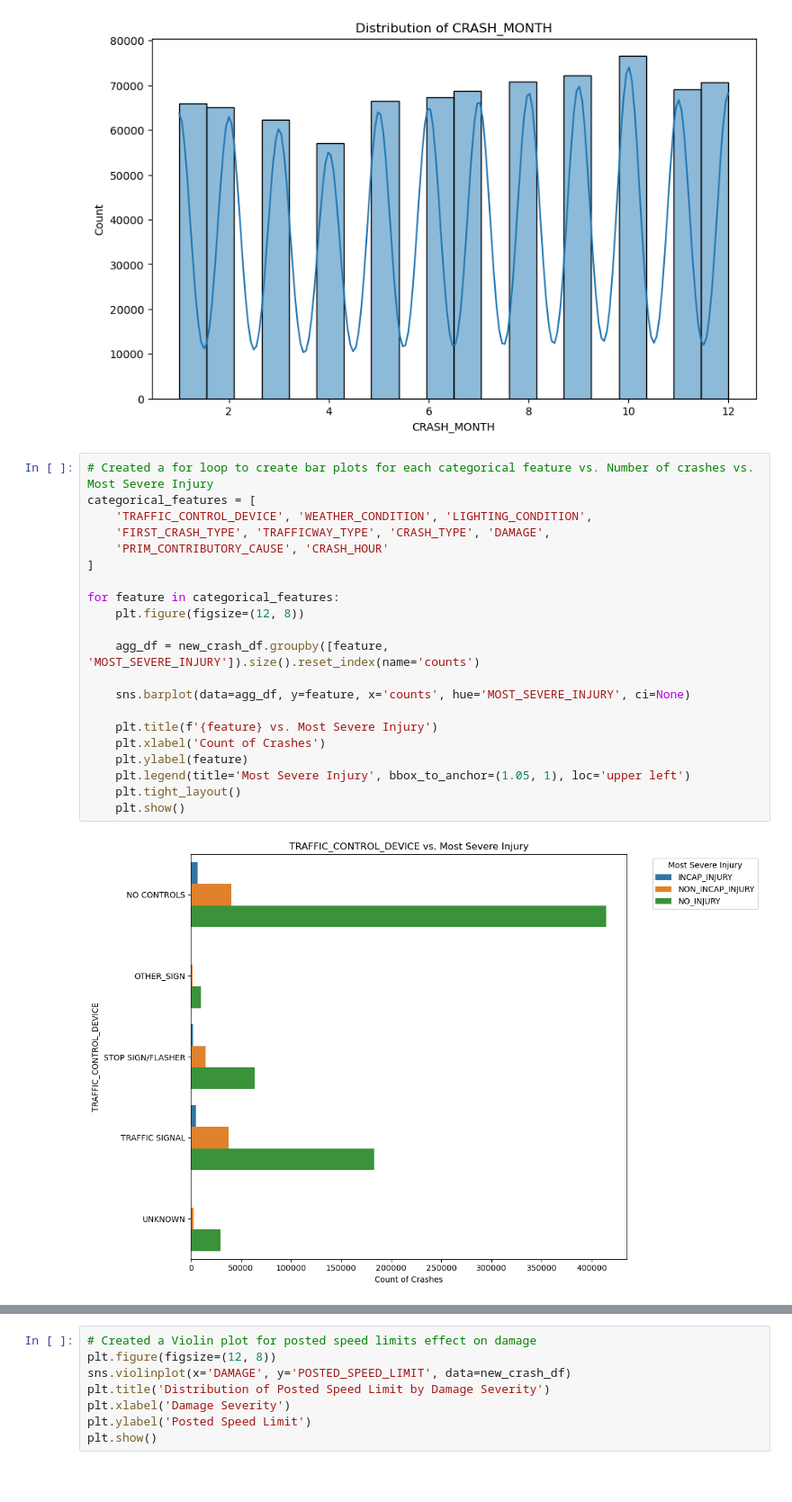
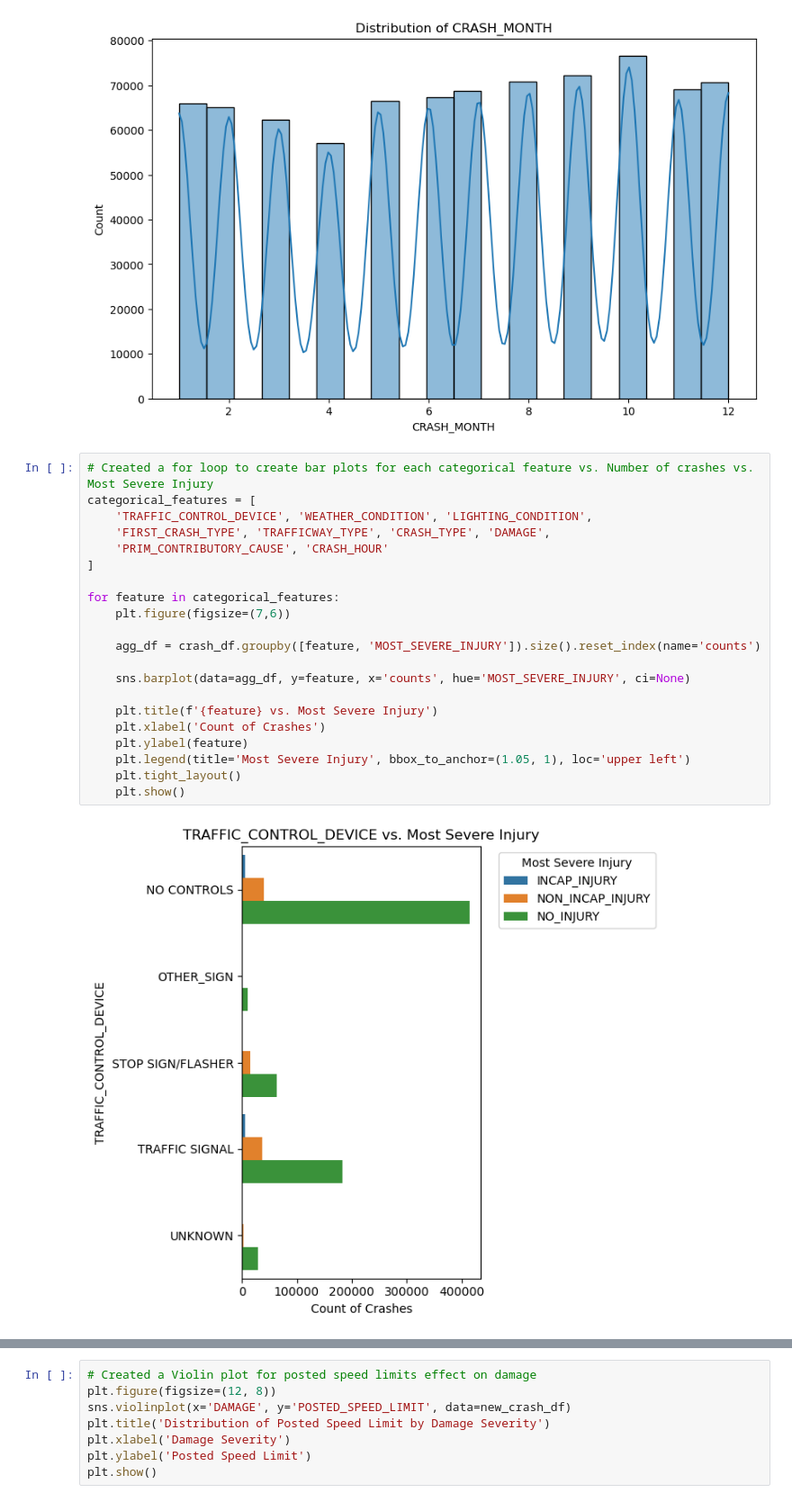
Before and after one commit to Lotus-baumgarner/CarCrash_Phase4, a Jupyter notebook: Chicago_Car_Crashes.ipynb, the cells around one changed output, grey strips where cells are left out. Shown at 90% size. Saved outputs shown, nothing was run; the diff lists cells and outputs as text; blank space fills up the shorter version.

```diff
--- a/Chicago_Car_Crashes.ipynb
+++ b/Chicago_Car_Crashes.ipynb
@@ -438,23 +438,23 @@ for feature in numerical_features:
 # %%
 # Created a for loop to create bar plots for each categorical feature vs. Number of crashes vs. Most Severe Injury
 categorical_features = [
     'TRAFFIC_CONTROL_DEVICE', 'WEATHER_CONDITION', 'LIGHTING_CONDITION',
     'FIRST_CRASH_TYPE', 'TRAFFICWAY_TYPE', 'CRASH_TYPE', 'DAMAGE',
     'PRIM_CONTRIBUTORY_CAUSE', 'CRASH_HOUR'
 ]
 
 for feature in categorical_features:
-    plt.figure(figsize=(12, 8))
+    plt.figure(figsize=(7,6))
 
-    agg_df = new_crash_df.groupby([feature, 'MOST_SEVERE_INJURY']).size().reset_index(name='counts')
+    agg_df = crash_df.groupby([feature, 'MOST_SEVERE_INJURY']).size().reset_index(name='counts')
 
     sns.barplot(data=agg_df, y=feature, x='counts', hue='MOST_SEVERE_INJURY', ci=None)
 
     plt.title(f'{feature} vs. Most Severe Injury')
     plt.xlabel('Count of Crashes')
     plt.ylabel(feature)
     plt.legend(title='Most Severe Injury', bbox_to_anchor=(1.05, 1), loc='upper left')
     plt.tight_layout()
     plt.show()
 # %% [output]
-[figure, old version]
+[figure, new version]
```
Also changed, not shown: parts of 21 cells of this notebook, 2 other files.
